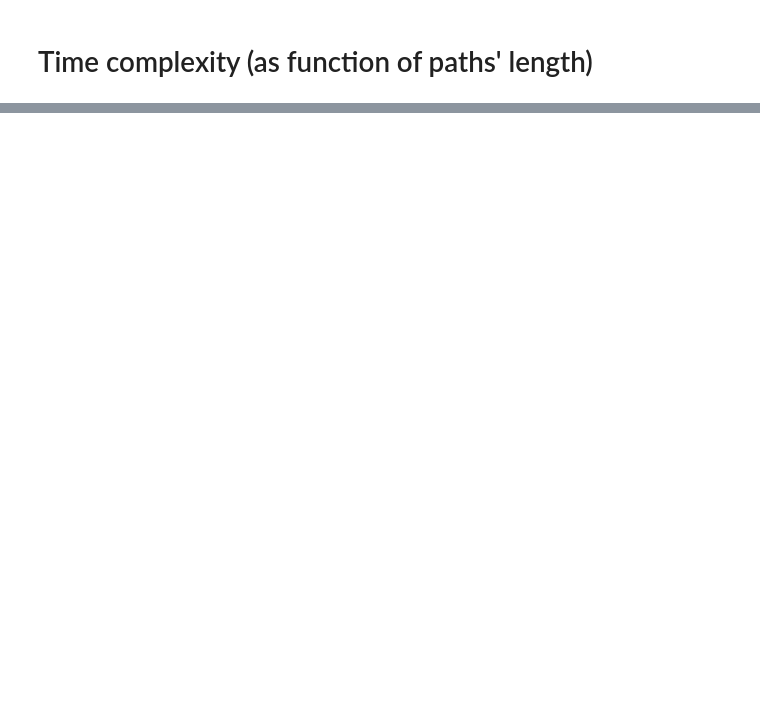
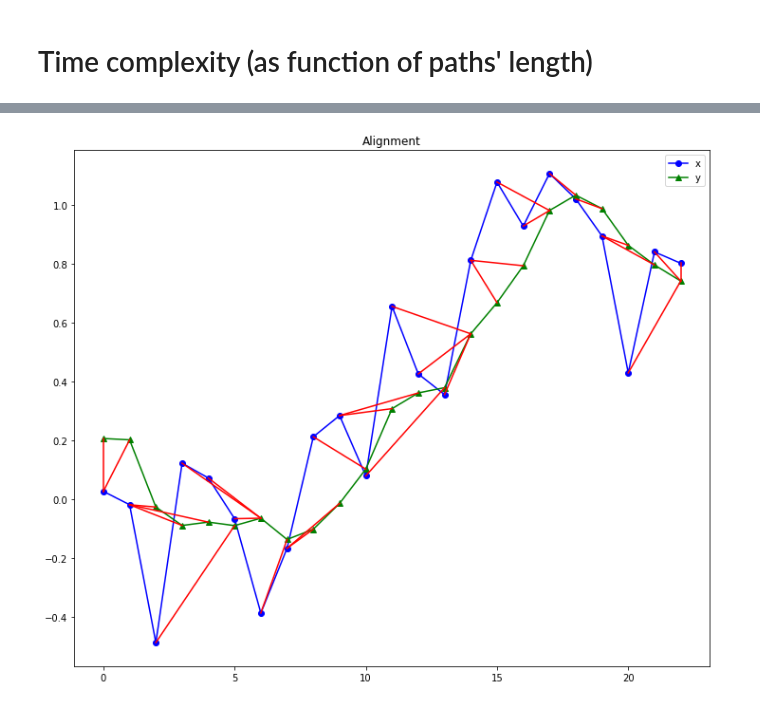
Before and after one commit to mindychen213/warped-p-variation, a Jupyter notebook: Branch-and-Bound/examples/Timings for BnB Warping P-Var Signature distance.ipynb, the cells around one changed output, grey strips where cells are left out. Cells and saved outputs as stored; diff of their text form; code cells hidden in the pictures; blank space fills up the shorter version.

```diff
--- a/Branch-and-Bound/examples/Timings for BnB Warping P-Var Signature distance.ipynb
+++ b/Branch-and-Bound/examples/Timings for BnB Warping P-Var Signature distance.ipynb
@@ -164,0 +202,7 @@ plt.show()
+# %%
+W = Warp(df.fBM.values, df.smooth_fBM.values, d, f_d, final_operator)
+# %%
+plt.figure(figsize=(12, 10))
+W.plot_alignment()
+# %% [output]
+[figure, added]
```
Also changed, not shown: parts of 18 cells of this notebook, 1 other file.
